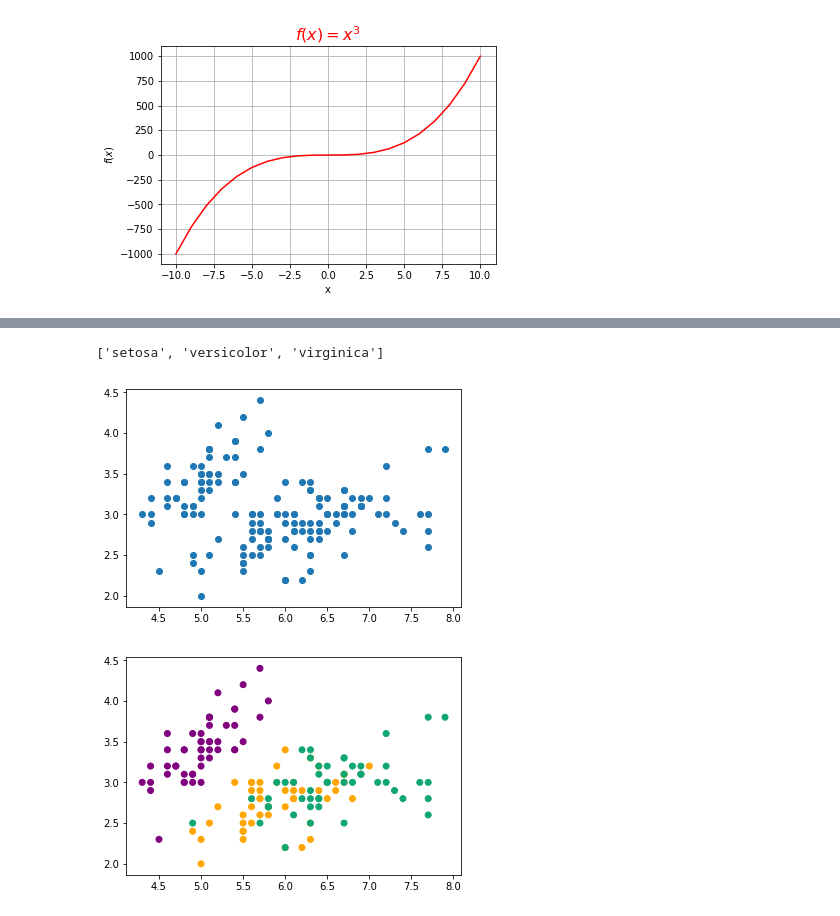
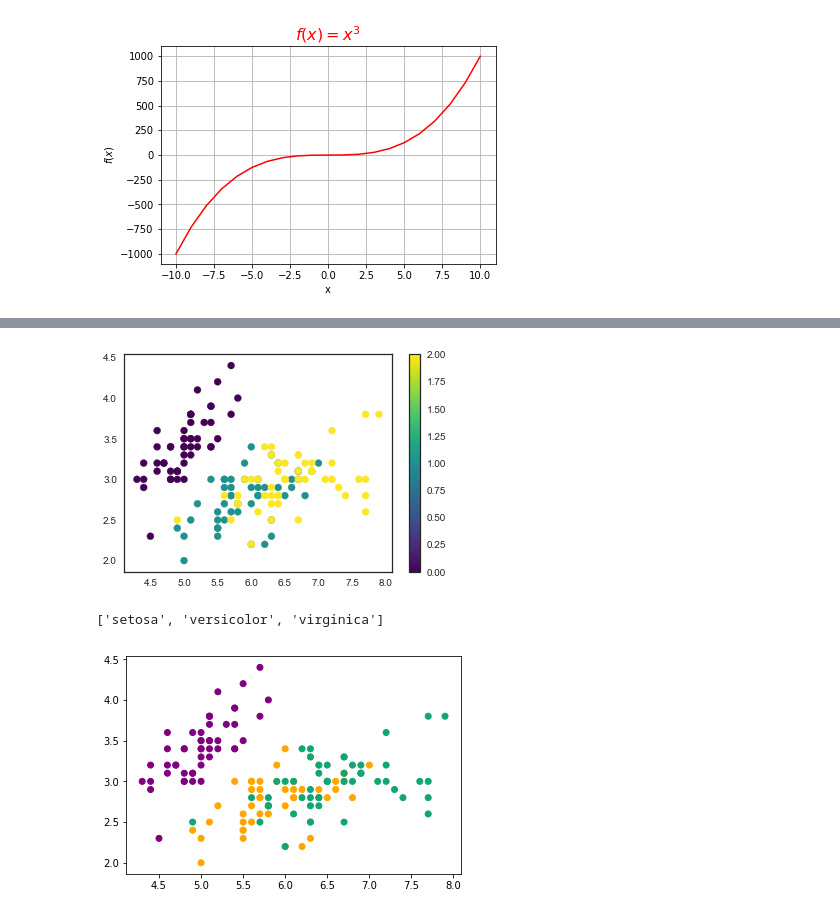
Before and after one commit to Brinkhuis/Cursus, a Jupyter notebook: notebooks/visualization.ipynb, the cells around one changed output, grey strips where cells are left out. Saved outputs shown, nothing was run; the diff lists cells and outputs as text; code cells hidden in the pictures.

```diff
--- a/notebooks/visualization.ipynb
+++ b/notebooks/visualization.ipynb
@@ -70,13 +120,17 @@ iris.sample(n = 10)
+# %%
+# colormaps
+from sklearn.datasets import load_iris
+iris = load_iris()
+plt.scatter(x=iris.data[:,0], y=iris.data[:,1], c=iris.target, cmap='viridis')
+plt.colorbar()
+plt.show()
+# %% [output]
+[figure, added]
 # %%
 # species
 list(iris.species.unique())
 # %% [output]
 ['setosa', 'versicolor', 'virginica']
-# %%
-plt.scatter(x = iris.sepal_length, y = iris.sepal_width)
-plt.show()
-# %% [output]
-[figure, removed]
 # %%
 # colors
 colors = {'setosa': 'purple', 'versicolor': 'orange', 'virginica': '#10a674'} # color namens and html-colors
```
Also changed, not shown: parts of 12 cells of this notebook.
